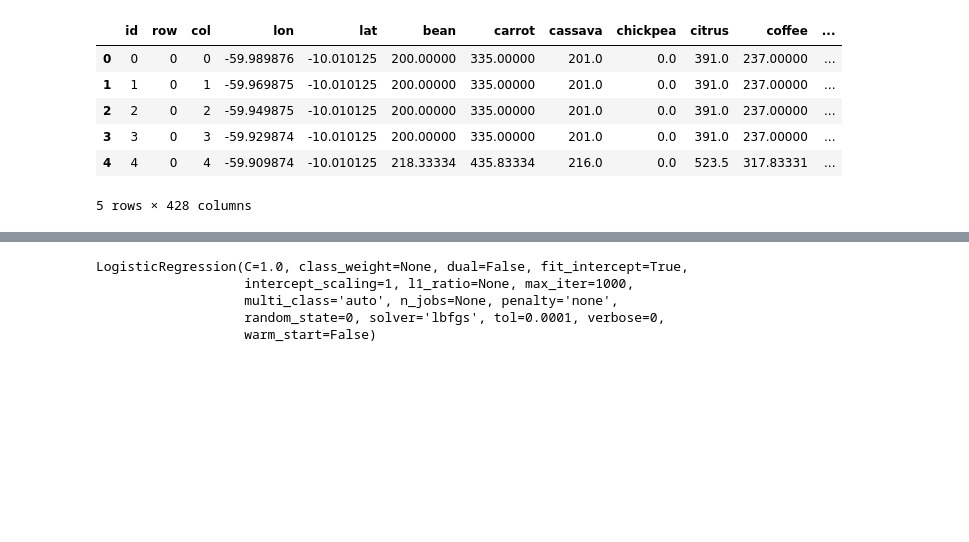
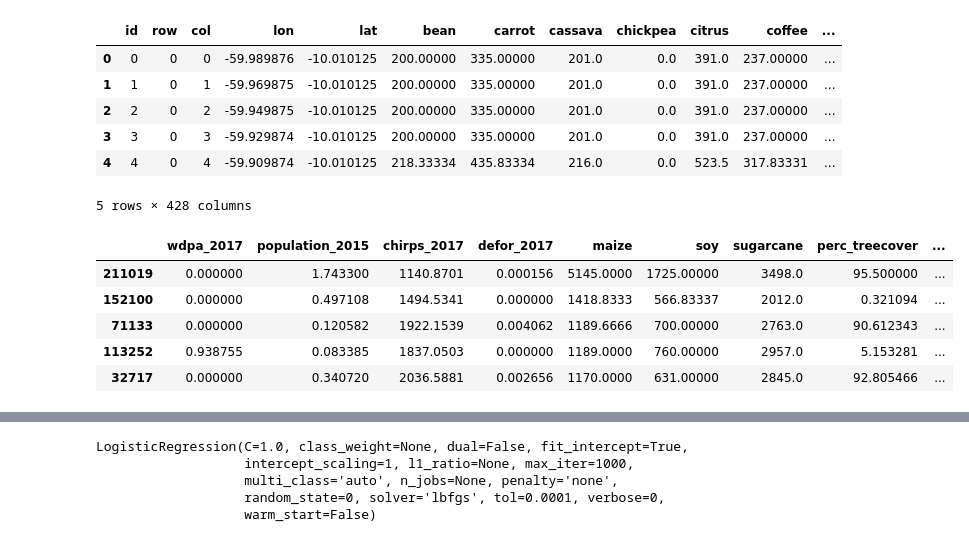
Before and after one commit to linmeishang/ML_course_Calabria2020, a Jupyter notebook: Calabria_labIntro.ipynb, the cells around one changed output, grey strips where cells are left out. Drawn from its saved outputs; the diff is of its cells as text; code cells hidden in the pictures; blank space fills up the shorter version.

```diff
--- a/Calabria_labIntro.ipynb
+++ b/Calabria_labIntro.ipynb
@@ -162,6 +162,15 @@ X =  df.loc[:,lstCols]
 
 #   Note: This randomly split the data in 80% train and 20% test data
 X_train_raw, X_test_raw, Y_train, Y_test = train_test_split(X, Y, test_size = 0.2)
+# %%
+X_train_raw.head(5)
+# %% [output]
+|  | wdpa_2017 | population_2015 | chirps_2017 | defor_2017 | maize | soy | sugarcane | perc_treecover | ... |
+| 211019 | 0.000000 | 1.743300 | 1140.8701 | 0.000156 | 5145.0000 | 1725.00000 | 3498.0 | 95.500000 | ... |
+| 152100 | 0.000000 | 0.497108 | 1494.5341 | 0.000000 | 1418.8333 | 566.83337 | 2012.0 | 0.321094 | ... |
+| 71133 | 0.000000 | 0.120582 | 1922.1539 | 0.004062 | 1189.6666 | 700.00000 | 2763.0 | 90.612343 | ... |
+| 113252 | 0.938755 | 0.083385 | 1837.0503 | 0.000000 | 1189.0000 | 760.00000 | 2957.0 | 5.153281 | ... |
+| 32717 | 0.000000 | 0.340720 | 2036.5881 | 0.002656 | 1170.0000 | 631.00000 | 2845.0 | 92.805466 | ... |
 # %%
 # Scale data to 0-1 range using sklearn MinMaxScalar object
 # (see: https://scikit-learn.org/stable/modules/generated/sklearn.preprocessing.MinMaxScaler.html)
```
Also changed, not shown: parts of 1 cell of this notebook.
